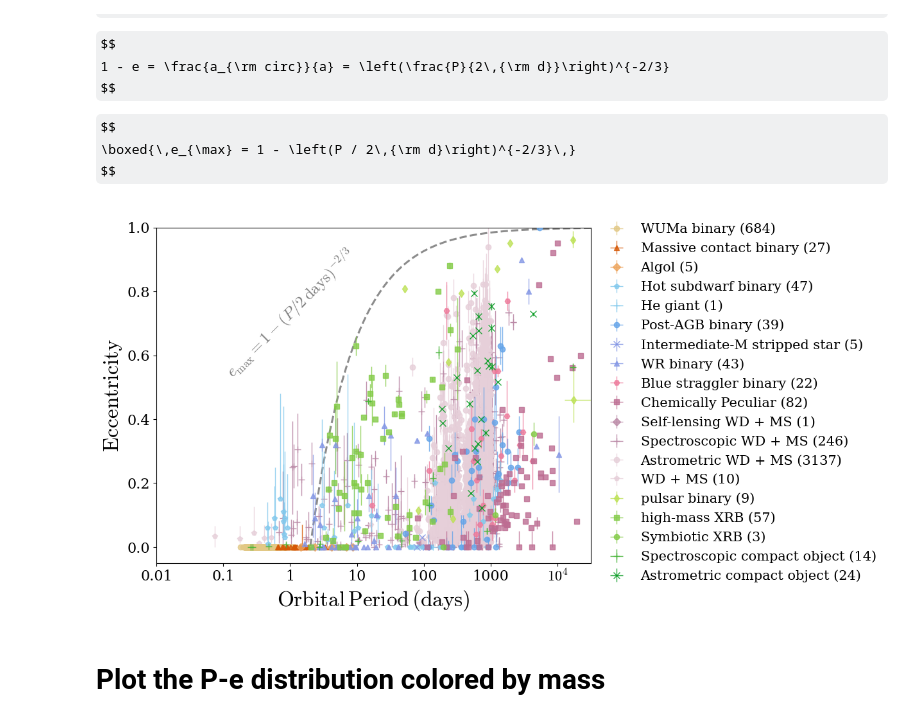
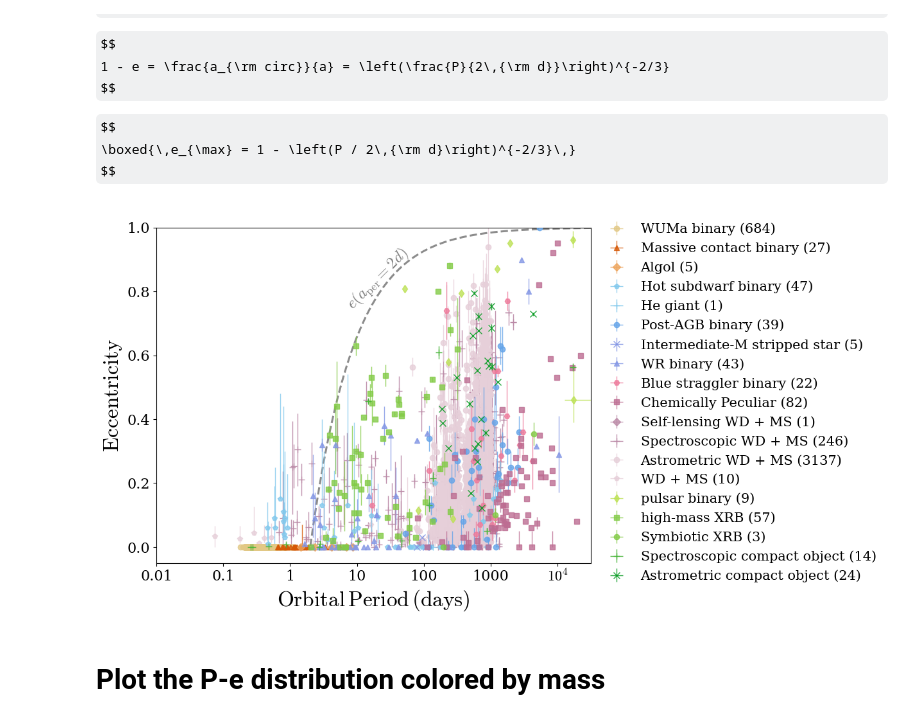
Before and after one commit to binary-observations/post_mt_catalog, a Jupyter notebook: code/data_analysis/Analysis_notebooks/P_e_analysis_plot.ipynb, the cells around one changed output. Saved outputs shown, nothing was run; the diff lists cells and outputs as text; code cells hidden in the pictures; some formulas as TeX source.

Commit message:
work on finalizing figures

```diff
--- a/code/data_analysis/Analysis_notebooks/P_e_analysis_plot.ipynb
+++ b/code/data_analysis/Analysis_notebooks/P_e_analysis_plot.ipynb
@@ -292,35 +292,35 @@ for system_class in STYLE_MAP.keys():
         fmt=marker_mpl, ms=7 if marker_mpl in ['+', 'x'] else 6,
         color=color, ecolor=color,
         elinewidth=1, capsize=0,
         alpha=0.9 if marker_mpl in ['+', 'x'] else 0.8,
         linestyle='none', zorder=Zord,
         label=f"{system_class} ({len(sub)})"
     )
 
 # Add maximum-eccentricity envelope from Moe & di Stefano (2017), valid for P > 2 days.
 period_vals = np.logspace(np.log10(2.01), 4.5, 500)
 ax.plot(np.log10(period_vals),max_eccentricity(period_vals), color='grey',linestyle='--',linewidth=2.2,alpha=0.9)
-ax.text(0.15, 0.95, r'$e_{\mathrm{max}} = 1 - (P/2\,\mathrm{days})^{-2/3}$', fontsize = 18, rotation = 45,
+ax.text(0.43, 0.95, r'$e(a_{\rm{per}} = 2d)$', fontsize = 18, rotation = 45,
         transform=ax.transAxes, verticalalignment='top', horizontalalignment='left', color='grey')
 
 # Write x ticks not in log space but in days
 xticks = [0.01, 0.1, 1, 10, 100, 1000, 10000]
 xtick_labels = ['0.01', '0.1', '1', '10', '100', '1000', '$10^4$']
 plt.xticks(np.log10(xticks), xtick_labels, fontsize=20)
 
 
 ax.set_xlim(-2, 4.5)
 ax.set_ylim(-0.05, 1)
 ax.tick_params(axis='both', labelsize=16)
 ax.set_xlabel('$\mathrm{Orbital\,Period\,(days)}$', fontsize=24)
 ax.set_ylabel('$\mathrm{Eccentricity}$', fontsize=24)
 ax.legend(bbox_to_anchor=(1, 1.05), loc='upper left', fontsize=15, framealpha=0., ncol=1)
 plt.tight_layout()
 plt.savefig(LATEX_PLOT_DIR / 'P_e_by_system_class.pdf')
 plt.savefig(PLOTS_DIR / 'P_e_by_system_class.pdf')
 plt.show()
 # %% [output]
-[figure, old version]
+[figure, new version]
 # %% [markdown]
 # Plot the P-e distribution colored by mass
 # %%
```
Also changed, not shown: 10 other files.
